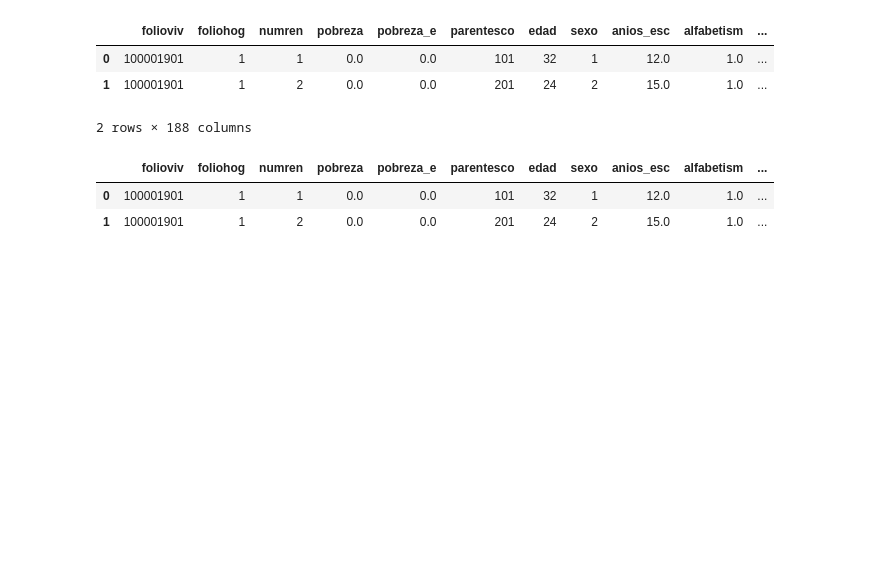
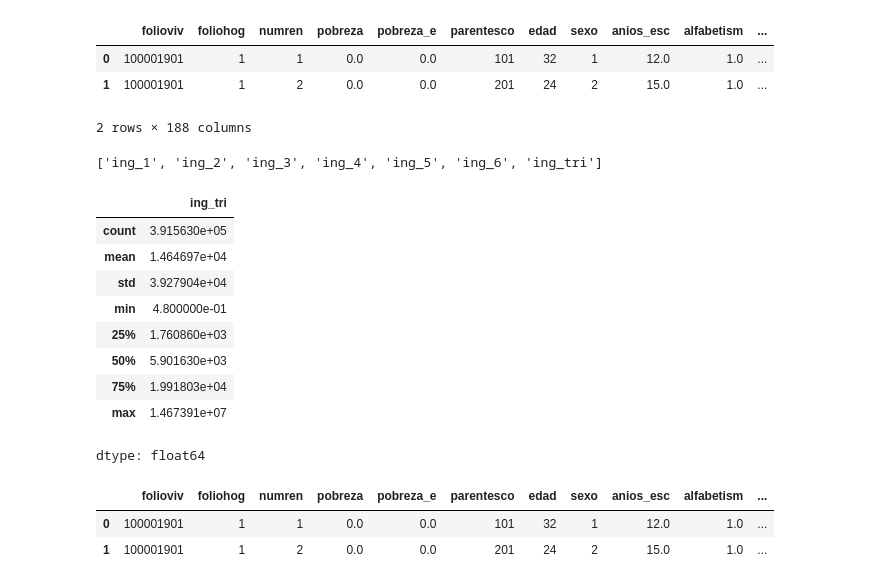
Before and after one commit to LizamaD/Cap3_MedicionPobreza, a Jupyter notebook: notebooks/app.ipynb, the cells around one changed output. Drawn from its saved outputs; the diff is of its cells as text; code cells hidden in the pictures; blank space fills up the shorter version.

```diff
--- a/notebooks/app.ipynb
+++ b/notebooks/app.ipynb
@@ -112,6 +129,23 @@ master_df.head(2)
 | 0 | 100001901 | 1 | 1 | 0.0 | 0.0 | 101 | 32 | 1 | 12.0 | 1.0 | ... |
 | 1 | 100001901 | 1 | 2 | 0.0 | 0.0 | 201 | 24 | 2 | 15.0 | 1.0 | ... |
 2 rows × 188 columns
+# %%
+[x for x in ingresos_raw.columns if 'ing' in x]
+# %% [output]
+['ing_1', 'ing_2', 'ing_3', 'ing_4', 'ing_5', 'ing_6', 'ing_tri']
+# %%
+ingresos_raw['ing_tri'].describe()
+# %% [output]
+|  | ing_tri |
+| count | 3.915630e+05 |
+| mean | 1.464697e+04 |
+| std | 3.927904e+04 |
+| min | 4.800000e-01 |
+| 25% | 1.760860e+03 |
+| 50% | 5.901630e+03 |
+| 75% | 1.991803e+04 |
+| max | 1.467391e+07 |
+dtype: float64
 # %%
 df_final_limpio.head(2)
 # %% [output]
```
Also changed, not shown: parts of 4 cells of this notebook, 1 other file.
